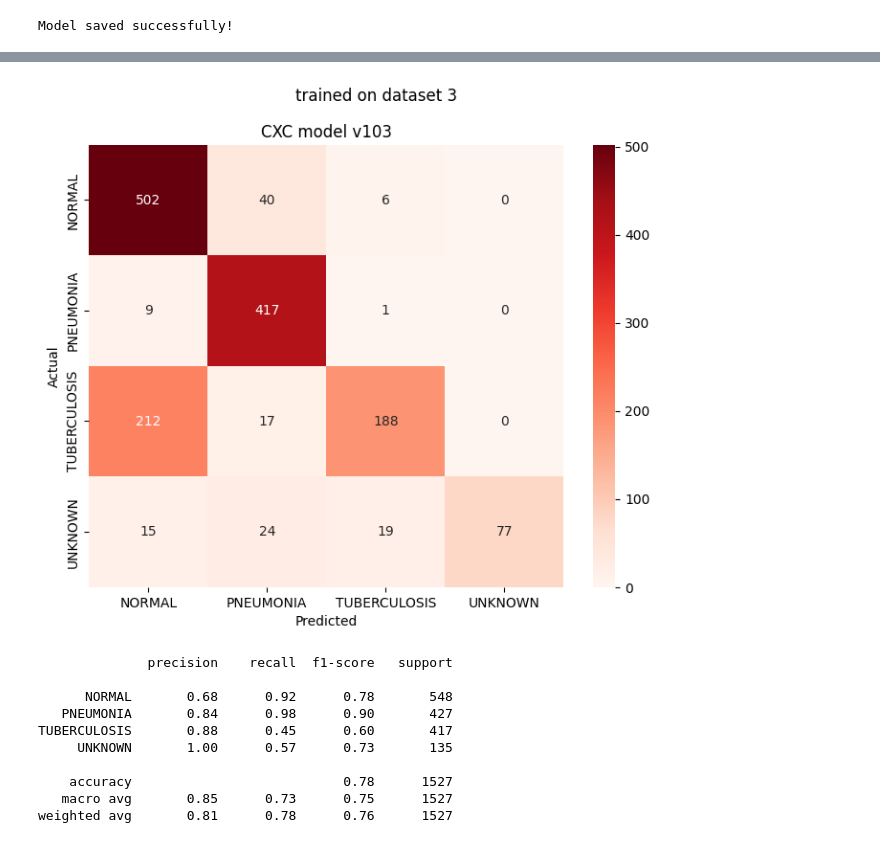
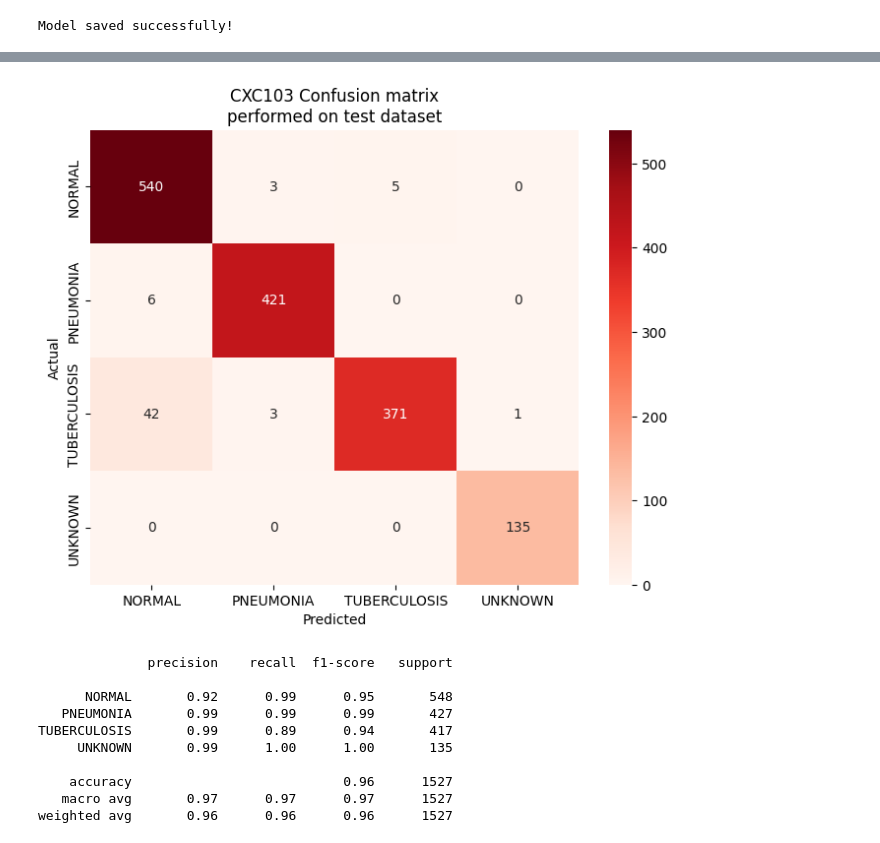
Before and after one commit to joshanjohn/CXC-FYP-Griffith, a Jupyter notebook: backend/notebook/CXV1/CXC103.ipynb, the cells around one changed output, grey strips where cells are left out. Drawn from its saved outputs; the diff is of its cells as text; code cells hidden in the pictures.

```diff
--- a/backend/notebook/CXV1/CXC103.ipynb
+++ b/backend/notebook/CXV1/CXC103.ipynb
@@ -24,16 +84,16 @@ load_dotenv()
 dataset_path = os.getenv("DATASET_DIR")
 model_path = os.getenv("MODEL_DIR")
 
-MODEL_NAME = "CXC1.keras"
+MODEL_NAME = "CXC102.keras"
 model = os.path.join(model_path, MODEL_NAME)
 
-train_data_dir = os.path.join(dataset_path, "data03", "train")
-test_data_dir = os.path.join(dataset_path, "data03", "test")
-val_data_dir = os.path.join(dataset_path, "data03", "val")
+train_data_dir = os.path.join(dataset_path, "data04", "train")
+test_data_dir = os.path.join(dataset_path, "data04", "test")
+val_data_dir = os.path.join(dataset_path, "data04", "val")
 
 
 # Set parameters
-IMG_SIZE = (384, 384)
+IMG_SIZE = (224, 224)
 BATCH_SIZE = 32
 
 print(train_data_dir)
@@ -73,7 +133,6 @@ get_dataset_distribution(
 # %%
 train_ds = tf.keras.utils.image_dataset_from_directory(
     train_data_dir,
-    color_mode='rgb',
     image_size=IMG_SIZE,
     batch_size=BATCH_SIZE,
     label_mode='categorical' # Important for 3-class classification
@@ -81,16 +140,14 @@ train_ds = tf.keras.utils.image_dataset_from_directory(
 
 test_ds = tf.keras.utils.image_dataset_from_directory(
     test_data_dir,
-    image_size=IMG_SIZE,
-    batch_size=BATCH_SIZE,
-    color_mode='rgb',
+    image_size=(224, 224),
+    batch_size=32,
     label_mode='categorical'
 )
 
 val_ds = tf.keras.utils.image_dataset_from_directory(
    val_data_dir,
     image_size=IMG_SIZE,
-    color_mode='rgb',
     batch_size=BATCH_SIZE,
     label_mode='categorical'
 )
@@ -194,6 +276,8 @@ model.save('CXC103.keras')
 print("Model saved successfully!")
 # %% [output]
 Model saved successfully!
+# %%
+model = tf.keras.models.load_model('CXC103.keras')
 # %%
 # Evaludate against test data
 results = model.evaluate(test_ds)
@@ -206,32 +299,8 @@ Test Accuracy: 77.54%
 # %%
-import numpy as np
-from sklearn.metrics import confusion_matrix, classification_report
-import seaborn as sns
-import matplotlib.pyplot as plt
-
-# Get all predictions and true labels
-y_pred = []
-y_true = []
-
-for images, labels in test_ds:
-    preds = model.predict(images, verbose=0)
-    y_pred.extend(np.argmax(preds, axis=1))
-    y_true.extend(np.argmax(labels, axis=1))
-
-# Generate the Confusion Matrix
-cm = confusion_matrix(y_true, y_pred)
-class_names = test_ds.class_names
-
-# Plot them in heat map
-plt.figure(figsize=(8, 6))
-sns.heatmap(cm, annot=True, fmt='d', cmap='Reds',
-            xticklabels=class_names, yticklabels=class_names)
-plt.xlabel('Predicted')
-plt.ylabel('Actual')
-plt.title('CXC model v103')
-plt.suptitle("trained on dataset 3")
-plt.show()
-
-# Print Precision, Recall, and F1-Score
-print(classification_report(y_true, y_pred, target_names=class_names))
+generate_confusion(
+    test_ds,
+    model= model,
+    title= "CXC103 Confusion matrix",
+    subtitle= "performed on test dataset"
+)
 # %% [output]
@@ -239,11 +308,11 @@ print(classification_report(y_true, y_pred, target_names=class_names))
-[figure, old version]
+[figure, new version]
               precision    recall  f1-score   support
 
-      NORMAL       0.68      0.92      0.78       548
-   PNEUMONIA       0.84      0.98      0.90       427
-TUBERCULOSIS       0.88      0.45      0.60       417
-     UNKNOWN       1.00      0.57      0.73       135
+      NORMAL       0.92      0.99      0.95       548
+   PNEUMONIA       0.99      0.99      0.99       427
+TUBERCULOSIS       0.99      0.89      0.94       417
+     UNKNOWN       0.99      1.00      1.00       135
 
-    accuracy                           0.78      1527
-   macro avg       0.85      0.73      0.75      1527
-weighted avg       0.81      0.78      0.76      1527
+    accuracy                           0.96      1527
+   macro avg       0.97      0.97      0.97      1527
+weighted avg       0.96      0.96      0.96      1527
```
Also changed, not shown: parts of 28 cells of this notebook, 9 other files.
